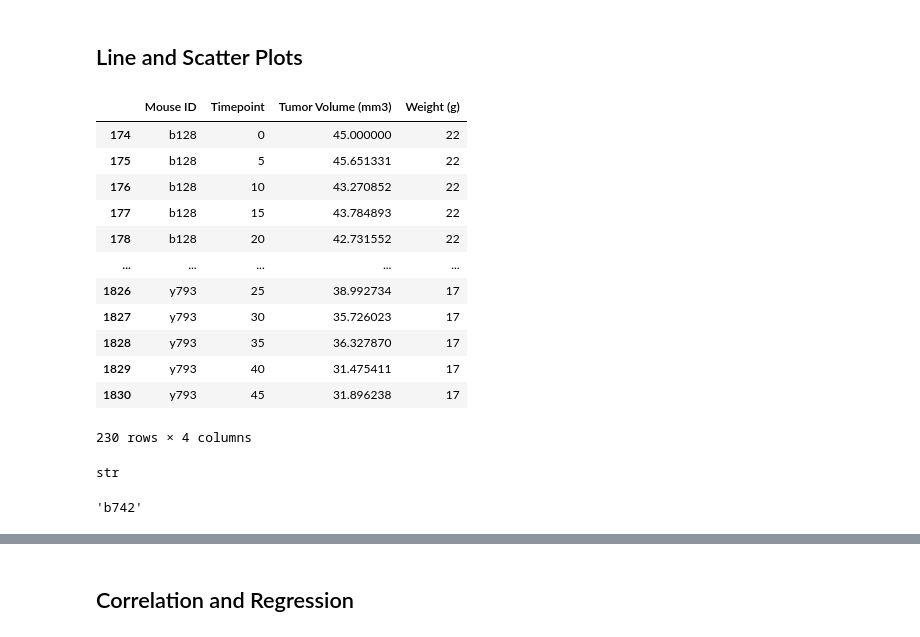
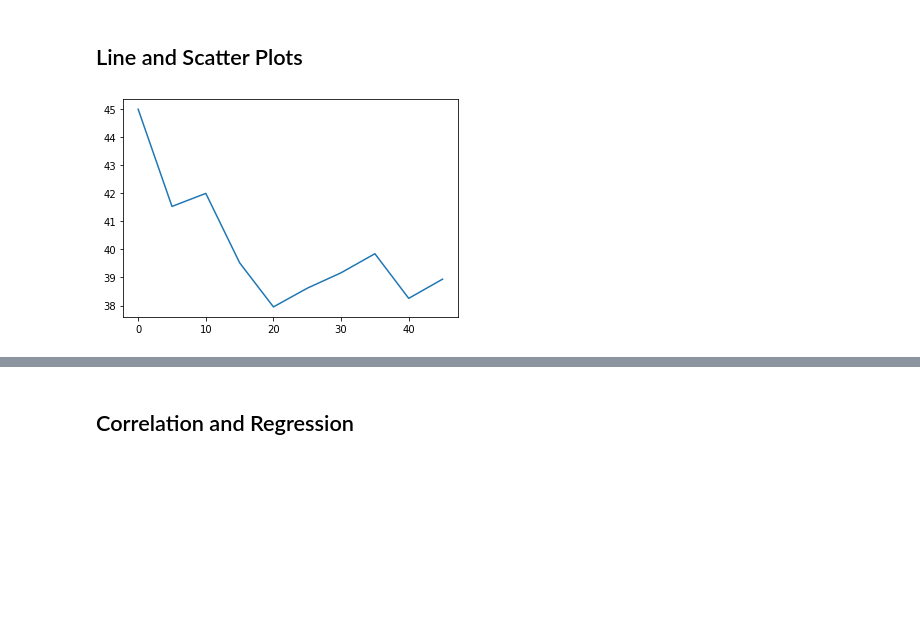
Before and after one commit to rperezme-data/DAB_H05_Matplotlib-challenge, a Jupyter notebook: Pymaceuticals/main.ipynb, the cells around one changed output, grey strips where cells are left out. Drawn from its saved outputs; the diff is of its cells as text; code cells hidden in the pictures; blank space fills up the shorter version.

```diff
--- a/Pymaceuticals/main.ipynb
+++ b/Pymaceuticals/main.ipynb
@@ -374,32 +290,19 @@ plt.show()
 # %%
 # Generate a line plot of tumor volume vs. time point for a mouse treated with Capomulin
 treatment = "Capomulin"
-# treatment = "Placebo"
 treatment_data = clean_data.loc[clean_data['Drug Regimen'] == treatment][['Mouse ID', 'Timepoint', 'Tumor Volume (mm3)', 'Weight (g)']]
-treatment_data['Mouse ID'].unique()
-treatment_data
+
+## Dependencies
+import random as rd
+## Random mouse sample
+sample_mouse = rd.sample(list(treatment_data['Mouse ID'].unique()) ,1)[0]
+## Sample mouse data
+sample_data = treatment_data.loc[treatment_data['Mouse ID'] == sample_mouse]
+
+x = treatment_data.loc[treatment_data['Mouse ID'] == sample_mouse]['Timepoint']
+y = treatment_data.loc[treatment_data['Mouse ID'] == sample_mouse]['Tumor Volume (mm3)']
+
+plt.plot(x,y)
+plt.show()
 # %% [output]
-|  | Mouse ID | Timepoint | Tumor Volume (mm3) | Weight (g) |
-| 174 | b128 | 0 | 45.000000 | 22 |
-| 175 | b128 | 5 | 45.651331 | 22 |
-| 176 | b128 | 10 | 43.270852 | 22 |
-| 177 | b128 | 15 | 43.784893 | 22 |
-| 178 | b128 | 20 | 42.731552 | 22 |
-| ... | ... | ... | ... | ... |
-| 1826 | y793 | 25 | 38.992734 | 17 |
-| 1827 | y793 | 30 | 35.726023 | 17 |
-| 1828 | y793 | 35 | 36.327870 | 17 |
-| 1829 | y793 | 40 | 31.475411 | 17 |
-| 1830 | y793 | 45 | 31.896238 | 17 |
-230 rows × 4 columns
+[figure, added]
-# %%
-type(treatment_data.iloc[0,0])
-# %% [output]
-str
-# %%
-import random as rd
-## Random mouse sample
-sample_mouse = rd.sample(list(treatment_data['Mouse ID'].unique()) ,1)[0]
-sample_mouse
-# %% [output]
-'b742'
```
Also changed, not shown: parts of 37 cells of this notebook.
